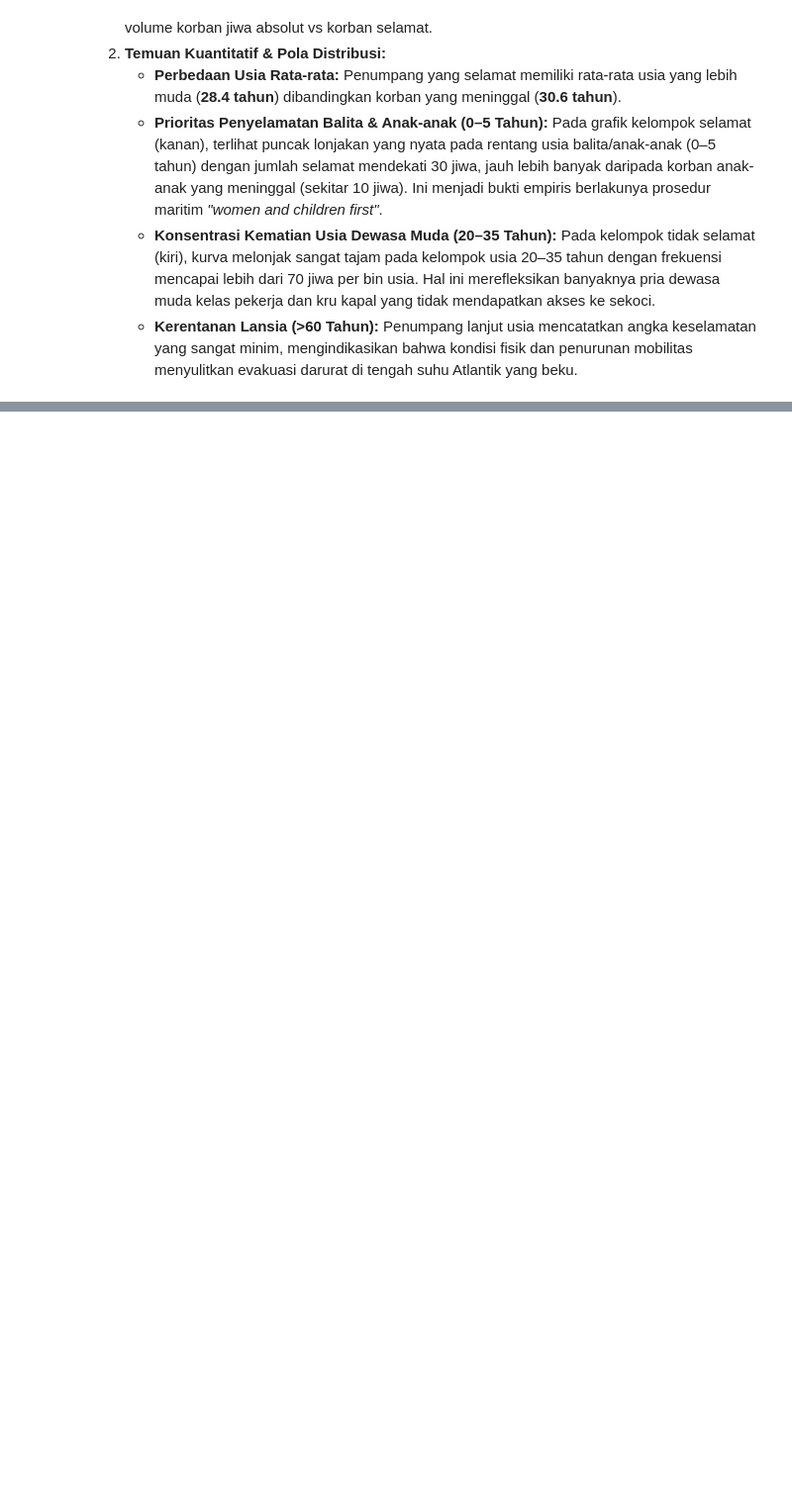
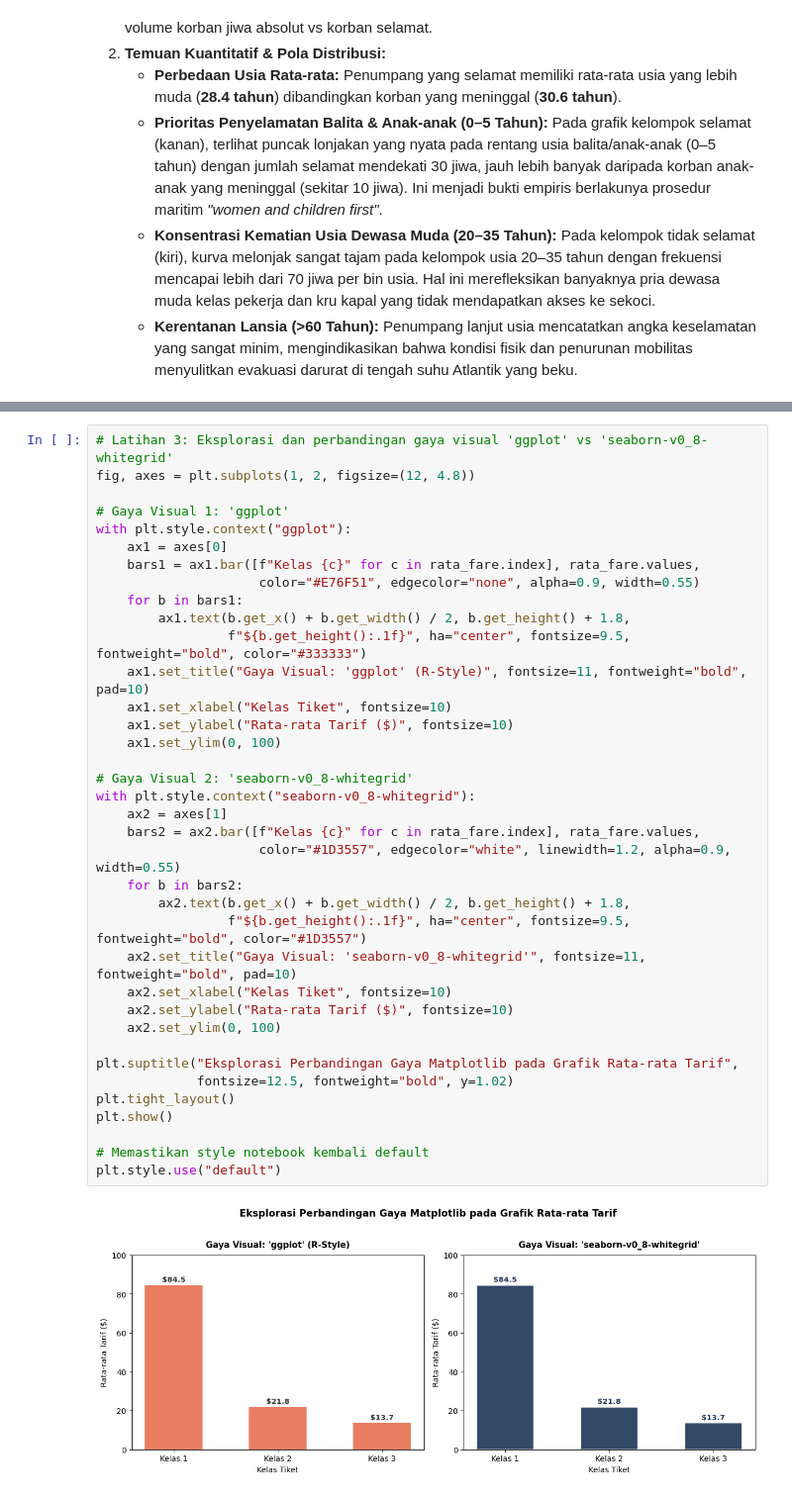
Before and after one commit to G-than12/DV-06-Matplotlib-Visualization-Customization, a Jupyter notebook: Praktikum6_GathanHilabi_60324059.ipynb, the cells around one changed output, grey strips where cells are left out. Shown at 99% size. Drawn from its saved outputs; the diff is of its cells as text; blank space fills up the shorter version.

Commit message:
feat: implement Latihan 3 - visual style comparison and evaluation

```diff
--- a/Praktikum6_GathanHilabi_60324059.ipynb
+++ b/Praktikum6_GathanHilabi_60324059.ipynb
@@ -364,0 +368,39 @@ plt.show()
+# %%
+# Latihan 3: Eksplorasi dan perbandingan gaya visual 'ggplot' vs 'seaborn-v0_8-whitegrid'
+fig, axes = plt.subplots(1, 2, figsize=(12, 4.8))
+
+# Gaya Visual 1: 'ggplot'
+with plt.style.context("ggplot"):
+    ax1 = axes[0]
+    bars1 = ax1.bar([f"Kelas {c}" for c in rata_fare.index], rata_fare.values,
+                     color="#E76F51", edgecolor="none", alpha=0.9, width=0.55)
+    for b in bars1:
+        ax1.text(b.get_x() + b.get_width() / 2, b.get_height() + 1.8,
+                 f"${b.get_height():.1f}", ha="center", fontsize=9.5, fontweight="bold", color="#333333")
+    ax1.set_title("Gaya Visual: 'ggplot' (R-Style)", fontsize=11, fontweight="bold", pad=10)
+    ax1.set_xlabel("Kelas Tiket", fontsize=10)
+    ax1.set_ylabel("Rata-rata Tarif ($)", fontsize=10)
+    ax1.set_ylim(0, 100)
+
+# Gaya Visual 2: 'seaborn-v0_8-whitegrid'
+with plt.style.context("seaborn-v0_8-whitegrid"):
+    ax2 = axes[1]
+    bars2 = ax2.bar([f"Kelas {c}" for c in rata_fare.index], rata_fare.values,
+                     color="#1D3557", edgecolor="white", linewidth=1.2, alpha=0.9, width=0.55)
+    for b in bars2:
+        ax2.text(b.get_x() + b.get_width() / 2, b.get_height() + 1.8,
+                 f"${b.get_height():.1f}", ha="center", fontsize=9.5, fontweight="bold", color="#1D3557")
+    ax2.set_title("Gaya Visual: 'seaborn-v0_8-whitegrid'", fontsize=11, fontweight="bold", pad=10)
+    ax2.set_xlabel("Kelas Tiket", fontsize=10)
+    ax2.set_ylabel("Rata-rata Tarif ($)", fontsize=10)
+    ax2.set_ylim(0, 100)
+
+plt.suptitle("Eksplorasi Perbandingan Gaya Matplotlib pada Grafik Rata-rata Tarif",
+             fontsize=12.5, fontweight="bold", y=1.02)
+plt.tight_layout()
+plt.show()
+
+# Memastikan style notebook kembali default
+plt.style.use("default")
+# %% [output]
+[figure, added]
```
Also changed, not shown: parts of 2 cells of this notebook.
